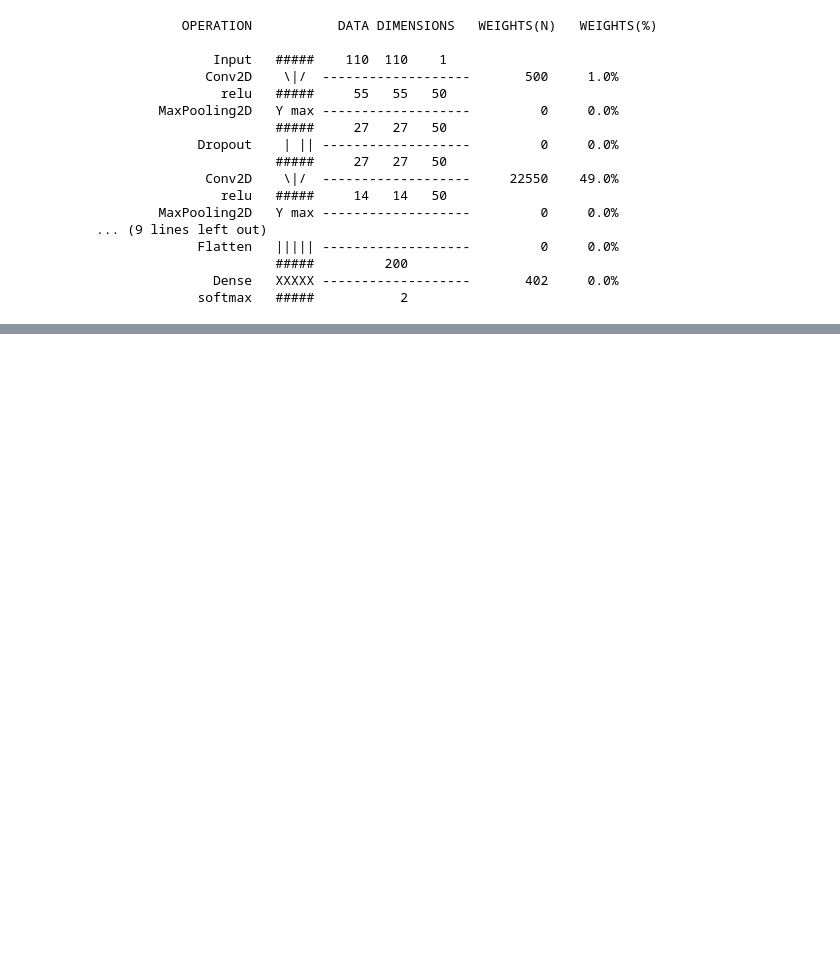
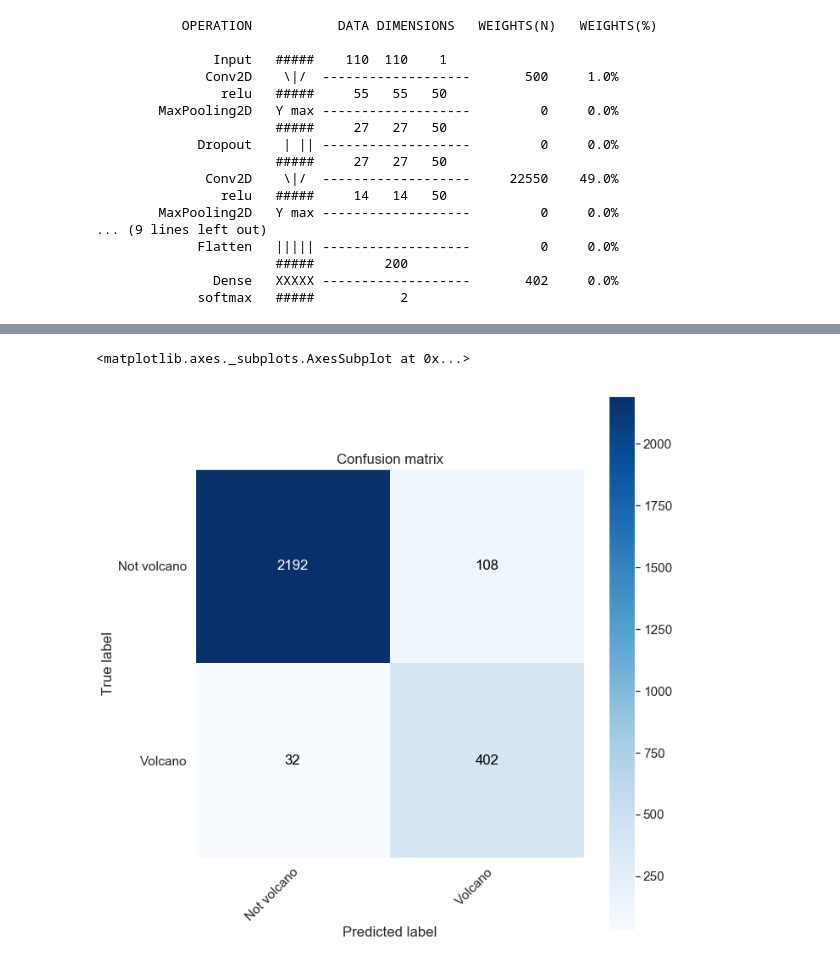
Before and after one commit to dokeeffe87/volcanoes_on_venus, a Jupyter notebook: volcanoes_on_venus_eda.ipynb, the cells around one changed output, grey strips where cells are left out. Saved outputs shown, nothing was run; the diff lists cells and outputs as text; code cells hidden in the pictures; blank space fills up the shorter version.

```diff
--- a/volcanoes_on_venus_eda.ipynb
+++ b/volcanoes_on_venus_eda.ipynb
@@ -963,3 +1046,14 @@ make_confusion_matrix(classifier_=classifier_cnn, x_test=x_test, y_test=y_test)
+# %%
+# A nicer confusion matrix
+plot_confusion_matrix(classifer_=classifier_cnn,
+                      x_test=x_test,
+                      y_test=y_test,
+                      class_labels=['Not volcano', 'Volcano'],
+                      normalize=False,
+                      title=None)
+# %% [output]
+<matplotlib.axes._subplots.AxesSubplot at 0x...>
+[figure, added]
 # %%
 make_score_distribution(df=pred_df,
                         proba_cols=['probability_no_volcano', 'probability_volcano'],
```
Also changed, not shown: parts of 18 cells of this notebook.
